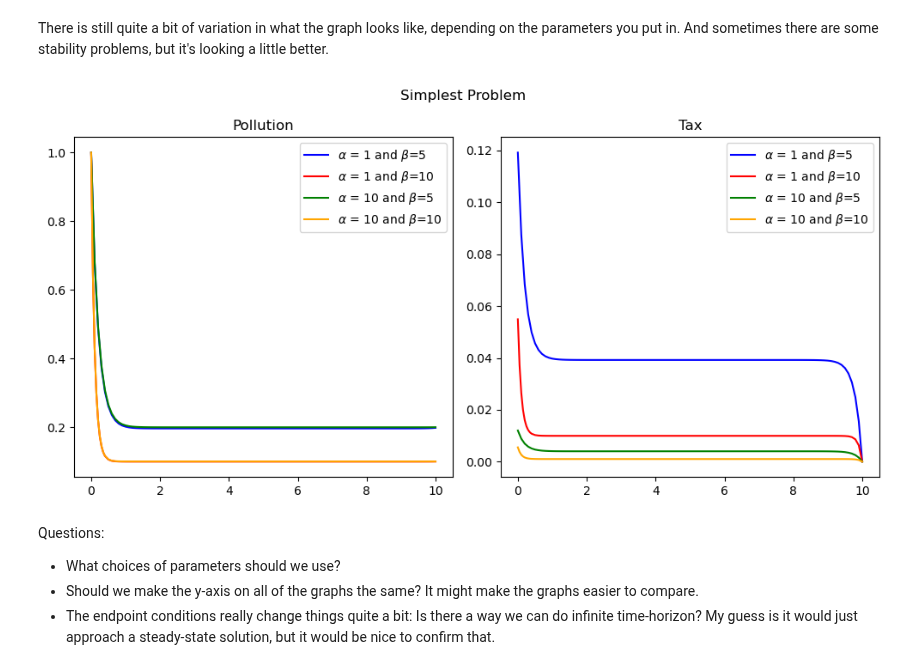
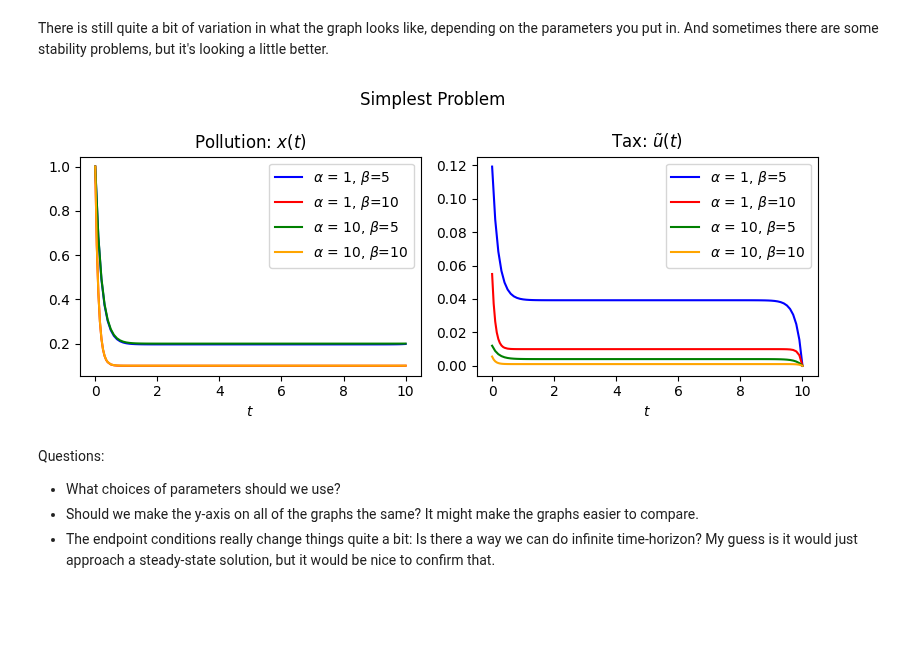
Before and after one commit to addmelo/ACME, a Jupyter notebook: Volume 4/MichaelExperiments.ipynb, the cells around one changed output. Cells and saved outputs as stored; diff of their text form; code cells hidden in the pictures; blank space fills up the shorter version.

```diff
--- a/Volume 4/MichaelExperiments.ipynb
+++ b/Volume 4/MichaelExperiments.ipynb
@@ -74,11 +74,13 @@ class Control_Solver_Plotter:
     def plot_solution(self,color, subplot = None, ax0=None, ax1=None, labels = None):
 
 
-        ax0.plot(self.t,self.x[0],color,label = f'$\\alpha$ = {labels[0]} and $\\beta$={labels[1]}')
-        ax1.plot(self.t,self.u,color,label = f'$\\alpha$ = {labels[0]} and $\\beta$={labels[1]}')
-        ax0.set_title('Pollution')
+        ax0.plot(self.t,self.x[0],color,label = f'$\\alpha$ = {labels[0]}, $\\beta$={labels[1]}')
+        ax1.plot(self.t,self.u,color,label = f'$\\alpha$ = {labels[0]}, $\\beta$={labels[1]}')
+        ax0.set_title('Pollution: $x(t)$')
+        ax0.set_xlabel("$t$")
         ax0.legend()
-        ax1.set_title('Tax')
+        ax1.set_title(r'Tax: $\tilde{u}(t)$')
+        ax1.set_xlabel("$t$")
         ax1.legend()
 # %%
 def PlotSimplestProblem(alpha, beta, n0, nf, t0, tf, color, ax0=None, ax1=None):
@@ -104,21 +106,21 @@ def PlotSimplestProblem(alpha, beta, n0, nf, t0, tf, color, ax0=None, ax1=None):
 # %% [markdown]
 There is still quite a bit of variation in what the graph looks like, depending on the parameters you put in. And sometimes there are some stability problems, but it's looking a little better.
 # %%
-fig, axs = plt.subplots(1,2,figsize=(10,5))
+fig, axs = plt.subplots(1,2,figsize=(8,3.5))
 
 colors = ['Blue', 'Red', 'Green', 'Orange', 'Magenta', 'Yellow', 'Black', 'White', 'Gray', 'Cyan']
 
 i = 0
 for alph in [1, 10]:
     for beta in [5, 10]:
         PlotSimplestProblem(alpha=alph, beta=beta, n0=1, nf=0.5, t0=0, tf=10, ax0=axs.ravel()[i%2], ax1=axs.ravel()[(i+1)%2], color=colors[int(i/2)])
         i += 2
 
 plt.suptitle("Simplest Problem")
 plt.tight_layout()
-plt.show()
+plt.savefig('SimplestProblem.png', dpi = 200)
 # %% [output]
-[figure, old version]
+[figure, new version]
 # %% [markdown]
 Questions:
 - What choices of parameters should we use?
```
Also changed, not shown: 2 other files.
